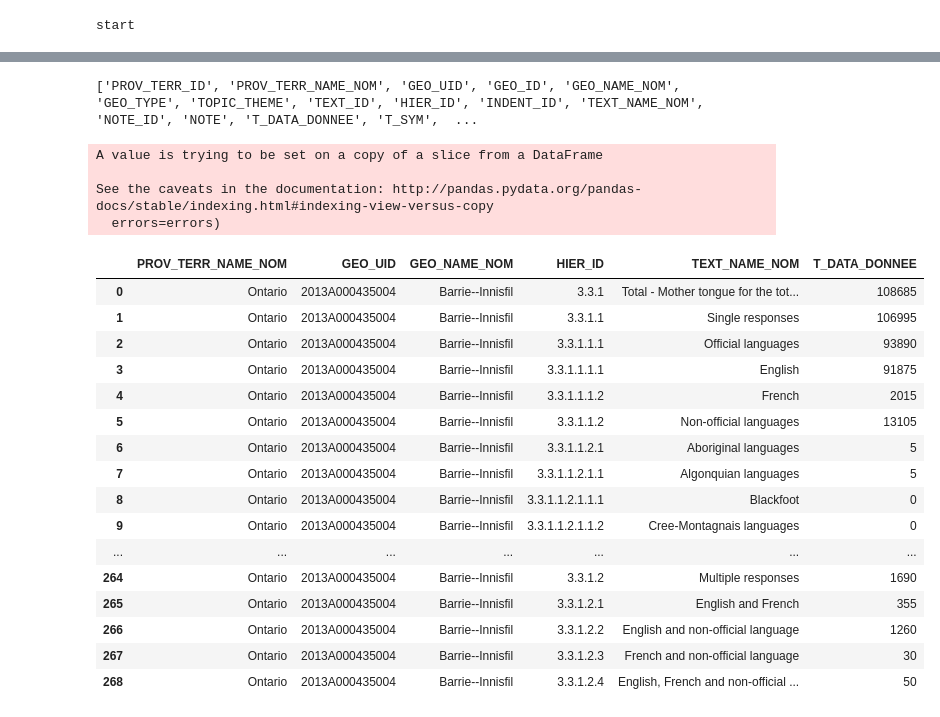
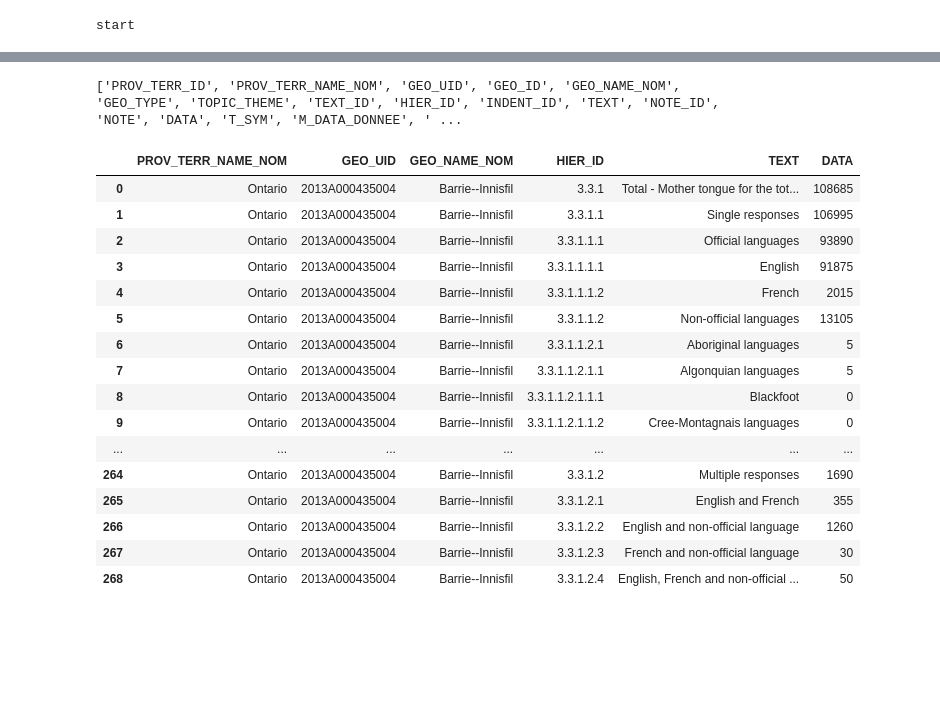
Before and after one commit to MichaelWStein/Data, a Jupyter notebook: Analysis.ipynb, the cells around one changed output, grey strips where cells are left out. Cells and saved outputs as stored; diff of their text form; code cells hidden in the pictures; blank space fills up the shorter version.

```diff
--- a/Analysis.ipynb
+++ b/Analysis.ipynb
@@ -36,6 +36,8 @@ for i in range (0, len(column_names)):
     data_dict[column_names[i]] = info_surv2[i]
 
 surv_df = pd.DataFrame.from_dict(data_dict)
+
+surv_df.rename(columns={'TEXT_NAME_NOM':'TEXT','T_DATA_DONNEE':'DATA'}, inplace=True)
 surv_df.head(10)
 # %% [output]
 |  | PROV_TERR_ID | PROV_TERR_NAME_NOM | GEO_UID | GEO_ID | GEO_NAME_NOM | GEO_TYPE | TOPIC_THEME | TEXT_ID | ... |
@@ -52,21 +54,23 @@ surv_df.head(10)
 # %%
 #need complete display for analysis
 pd.set_option('display.max_rows', 1000)
 print(list(surv_df))
 #Simplifying Dataframe - Really unnecessary, but makes work easier
-surv2_df = surv_df[['PROV_TERR_NAME_NOM','GEO_UID','GEO_NAME_NOM', 'HIER_ID', 'TEXT_NAME_NOM', 'T_DATA_DONNEE']]
+surv2_df = surv_df[['PROV_TERR_NAME_NOM','GEO_UID','GEO_NAME_NOM', 'HIER_ID', 'TEXT', 'DATA']]
 surv2_df.drop(surv2_df.index[0:12], axis=0, inplace=True)
 surv2_df.drop(surv2_df.index[269:], axis=0, inplace=True)
 surv2_df = surv2_df.reset_index()
 surv2_df.drop(['index'], axis=1, inplace=True)
+
+#Checking if numeric information in data
+#print(surv2_df.loc[0, "DATA"] - surv2_df.loc[1, "DATA"])
+
 surv2_df
+
+#may want to change column name for T_DATA...; also make sure that there are numbers in there - may bestrings (as from JSON)
 # %% [output]
-['PROV_TERR_ID', 'PROV_TERR_NAME_NOM', 'GEO_UID', 'GEO_ID', 'GEO_NAME_NOM', 'GEO_TYPE', 'TOPIC_THEME', 'TEXT_ID', 'HIER_ID', 'INDENT_ID', 'TEXT_NAME_NOM', 'NOTE_ID', 'NOTE', 'T_DATA_DONNEE', 'T_SYM',  ...
+['PROV_TERR_ID', 'PROV_TERR_NAME_NOM', 'GEO_UID', 'GEO_ID', 'GEO_NAME_NOM', 'GEO_TYPE', 'TOPIC_THEME', 'TEXT_ID', 'HIER_ID', 'INDENT_ID', 'TEXT', 'NOTE_ID', 'NOTE', 'DATA', 'T_SYM', 'M_DATA_DONNEE', ' ...
-A value is trying to be set on a copy of a slice from a DataFrame
-
-See the caveats in the documentation: http://pandas.pydata.org/pandas-docs/stable/indexing.html#indexing-view-versus-copy
-  errors=errors)
-|  | PROV_TERR_NAME_NOM | GEO_UID | GEO_NAME_NOM | HIER_ID | TEXT_NAME_NOM | T_DATA_DONNEE |
+|  | PROV_TERR_NAME_NOM | GEO_UID | GEO_NAME_NOM | HIER_ID | TEXT | DATA |
 | 0 | Ontario | 2013A000435004 | Barrie--Innisfil | 3.3.1 | Total - Mother tongue for the tot... | 108685 |
 | 1 | Ontario | 2013A000435004 | Barrie--Innisfil | 3.3.1.1 | Single responses | 106995 |
 | 2 | Ontario | 2013A000435004 | Barrie--Innisfil | 3.3.1.1.1 | Official languages | 93890 |
```
Also changed, not shown: parts of 2 cells of this notebook.
